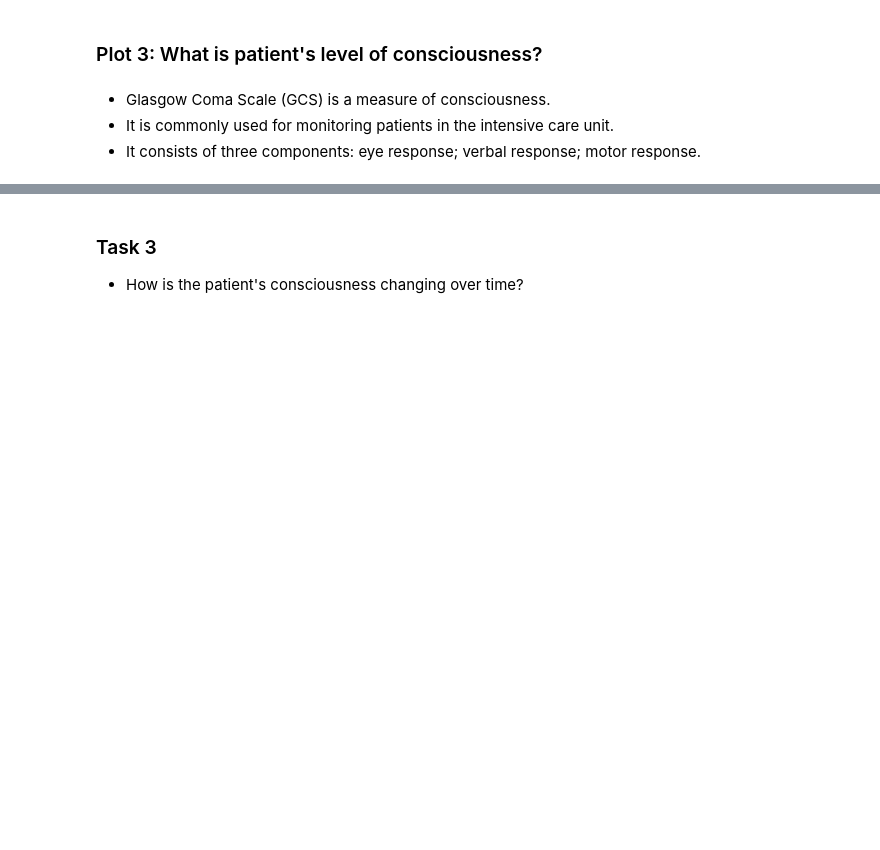
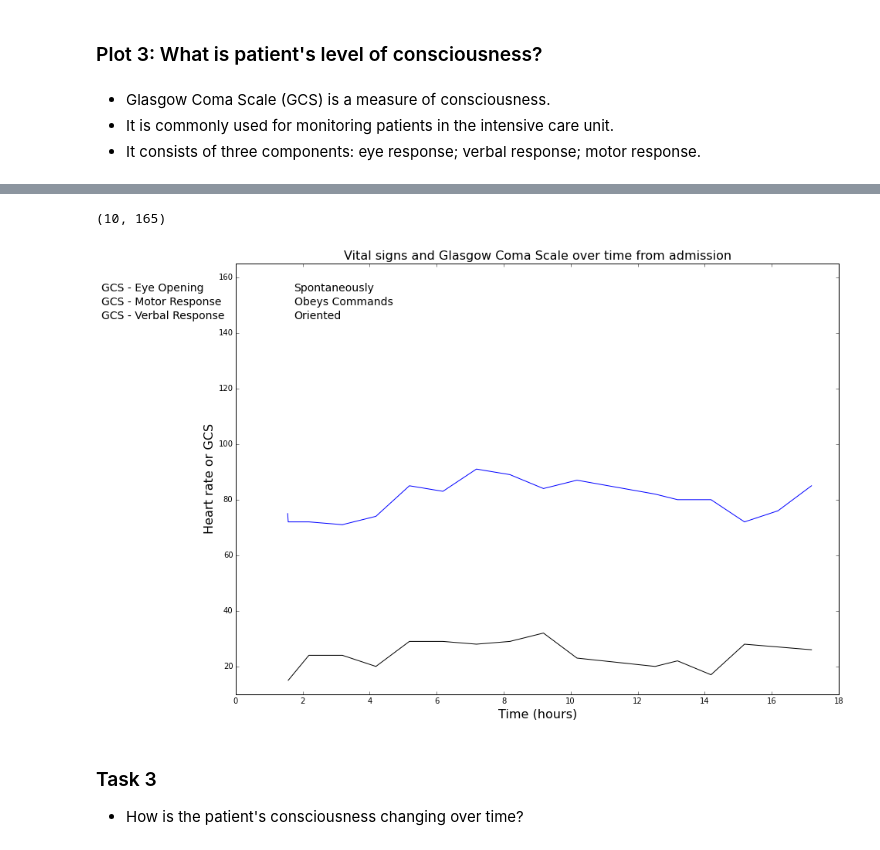
Before and after one commit to MIT-LCP/mimic-workshop, a Jupyter notebook: 02-example-patient-sepsis.ipynb, the cells around one changed output, grey strips where cells are left out. Cells and saved outputs as stored; diff of their text form; code cells hidden in the pictures; blank space fills up the shorter version.

```diff
--- a/02-example-patient-sepsis.ipynb
+++ b/02-example-patient-sepsis.ipynb
@@ -151,6 +192,6 @@ ce[ce.LABEL=='GCS - Eye Opening'].head()
 # %%
 # Prepare the size of the figure
-plt.figure(figsize=(18, 10))
+plt.figure(figsize=(14, 10))
 
 # Set x equal to the times
 x_hr = ce.HOURS[ce.LABEL=='Heart Rate']
@@ -158,36 +199,39 @@ x_hr = ce.HOURS[ce.LABEL=='Heart Rate']
 # Set y equal to the heart rates
 y_hr = ce.VALUENUM[ce.LABEL=='Heart Rate']
 
 
 plt.plot(x_hr,y_hr)
 
 plt.plot(ce.HOURS[ce.LABEL=='Respiratory Rate'],
          ce.VALUENUM[ce.LABEL=='Respiratory Rate'],
          'k', markersize=6)
 
 # Add a text label to the y-axis
-plt.text(-20,155,'GCS - Eye Opening',fontsize=14)
-plt.text(-20,150,'GCS - Motor Response',fontsize=14)
-plt.text(-20,145,'GCS - Verbal Response',fontsize=14)
+plt.text(-4,155,'GCS - Eye Opening',fontsize=14)
+plt.text(-4,150,'GCS - Motor Response',fontsize=14)
+plt.text(-4,145,'GCS - Verbal Response',fontsize=14)
 
 # Iterate over list of GCS labels, plotting around 1 in 10 to avoid overlap
 for i, txt in enumerate(ce.VALUE[ce.LABEL=='GCS - Eye Opening'].values):
     if np.mod(i,6)==0 and i < 65:
         plt.annotate(txt, (ce.HOURS[ce.LABEL=='GCS - Eye Opening'].values[i],155),fontsize=14)
 
 for i, txt in enumerate(ce.VALUE[ce.LABEL=='GCS - Motor Response'].values):
     if np.mod(i,6)==0 and i < 65:
         plt.annotate(txt, (ce.HOURS[ce.LABEL=='GCS - Motor Response'].values[i],150),fontsize=14)
 
 for i, txt in enumerate(ce.VALUE[ce.LABEL=='GCS - Verbal Response'].values):
     if np.mod(i,6)==0 and i < 65:
         plt.annotate(txt, (ce.HOURS[ce.LABEL=='GCS - Verbal Response'].values[i],145),fontsize=14)
 
 plt.title('Vital signs and Glasgow Coma Scale over time from admission',fontsize=16)
 
 plt.xlabel('Time (hours)',fontsize=16)
 plt.ylabel('Heart rate or GCS',fontsize=16)
 plt.ylim(10,165)
+# %% [output]
+(10, 165)
+[figure, added]
 # %% [markdown]
 ### Task 3
 
```
Also changed, not shown: parts of 22 cells of this notebook.
